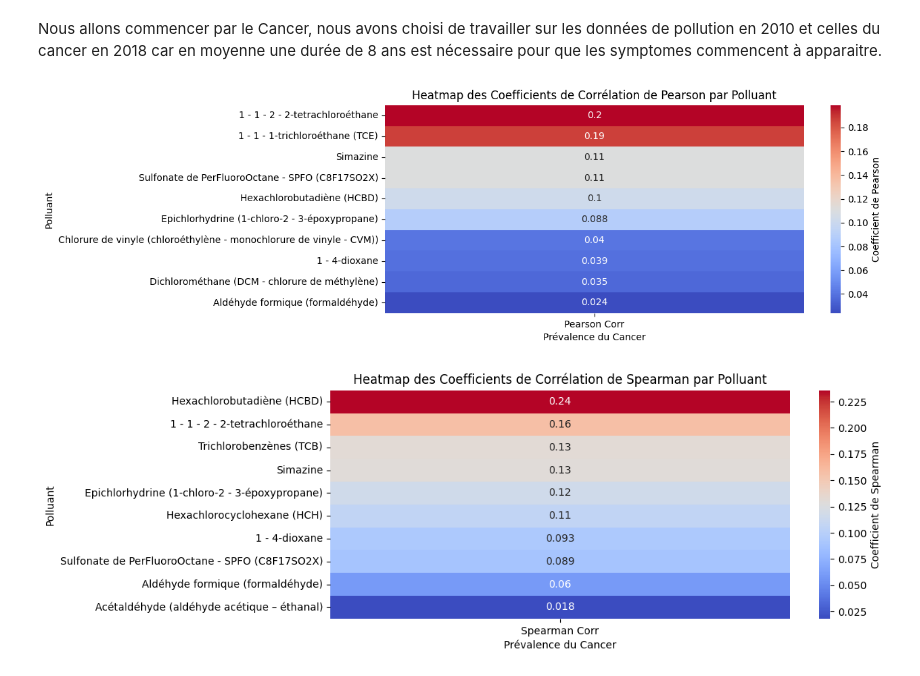
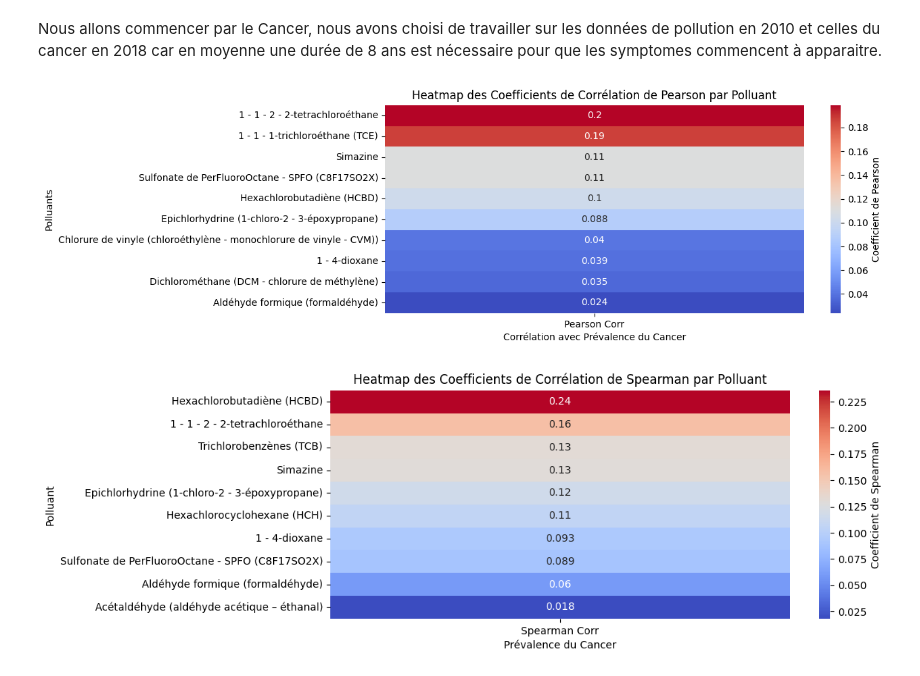
Before and after one commit to Aya-amamou-IMT/projet-data-science, a Jupyter notebook: Projet_DS.ipynb, the cells around one changed output. Drawn from its saved outputs; the diff is of its cells as text; code cells hidden in the pictures.

```diff
--- a/Projet_DS.ipynb
+++ b/Projet_DS.ipynb
@@ -315,22 +396,34 @@ for polluant in polluants:
 # %%
+# Initialisation du DataFrame pour stocker les résultats
 results = pd.DataFrame(columns=['Polluant', 'Pearson Corr', 'P-valeur (Indep)'])
 
+# Analyse des corrélations pour chaque polluant
 for polluant in polluants:
-    if polluant in quantite_emise_final.columns:
+    if polluant in quantite_emise_final.columns and pd.api.types.is_numeric_dtype(quantite_emise_final[polluant]):
+        # Extraction des données pertinentes
         data = quantite_emise_final[['prev', polluant]].dropna()
-        corr, p_value = pearsonr(data['prev'], data[polluant])
-        new_row = pd.DataFrame({'Polluant': [polluant], 'Pearson Corr': [corr], 'P-valeur (Indep)': [p_value]})
-        results = pd.concat([results, new_row], ignore_index=True)
+        if len(data) > 1:  # Nécessaire pour calculer une corrélation
+            corr, p_value = pearsonr(data['prev'], data[polluant])
+            new_row = pd.DataFrame({'Polluant': [polluant], 'Pearson Corr': [corr], 'P-valeur (Indep)': [p_value]})
+            results = pd.concat([results, new_row], ignore_index=True)
 
+# Tri et sélection des résultats
 results = results.sort_values(by='Pearson Corr', ascending=False).head(10).reset_index(drop=True)
 
+# Visualisation des résultats sous forme de heatmap
 plt.figure(figsize=(10, len(results) * 0.4))
-sns.heatmap(results[['Pearson Corr']].set_index(results['Polluant']), annot=True, cmap='coolwarm', cbar_kws={'label': 'Coefficient de Pearson'})
-plt.xlabel('Prévalence du Cancer')
+sns.heatmap(
+    results[['Pearson Corr']].set_index(results['Polluant']),
+    annot=True,
+    cmap='coolwarm',
+    cbar_kws={'label': 'Coefficient de Pearson'}
+)
+plt.xlabel('Corrélation avec Prévalence du Cancer')
+plt.ylabel('Polluants')
 plt.title('Heatmap des Coefficients de Corrélation de Pearson par Polluant')
 plt.show()
 # %% [output]
-[figure, old version]
+[figure, new version]
 # %%
 results = pd.DataFrame(columns=['Polluant', 'Spearman Corr', 'P-valeur (Indep)'])
 
```
Also changed, not shown: parts of 29 cells of this notebook.
